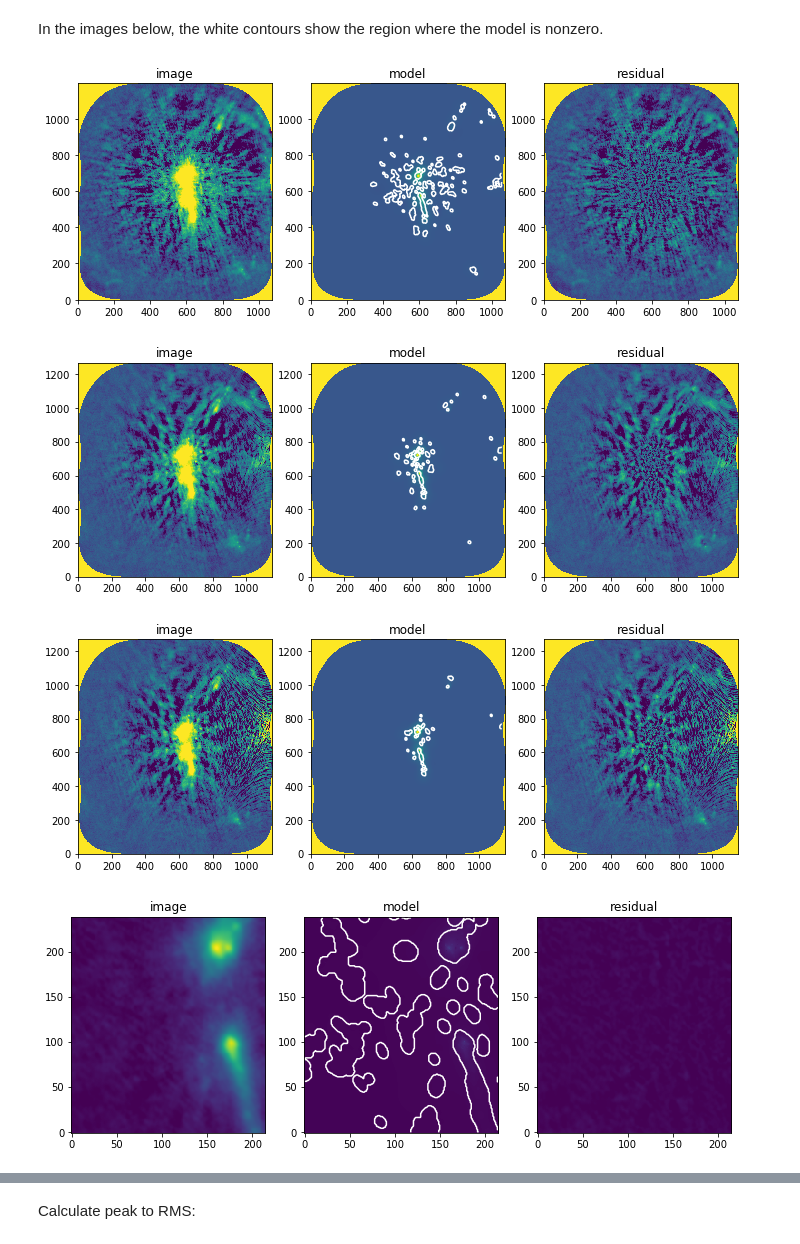
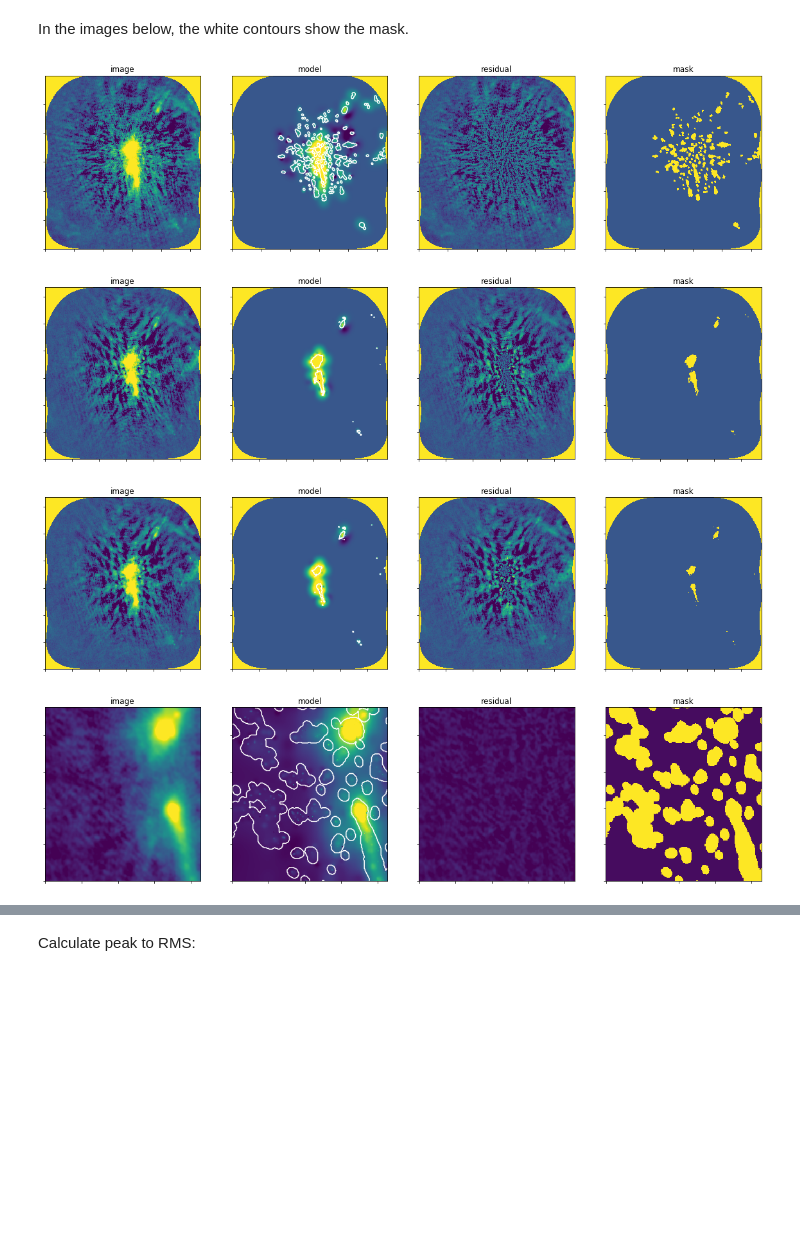
Before and after one commit to keflavich/almaimf-notebooks, a Jupyter notebook: W51B6Selfcal.ipynb, the cells around one changed output, grey strips where cells are left out. Drawn from its saved outputs; the diff is of its cells as text; code cells hidden in the pictures; blank space fills up the shorter version.

```diff
--- a/W51B6Selfcal.ipynb
+++ b/W51B6Selfcal.ipynb
@@ -5,7 +5,7 @@ import numpy as np
 from astropy import units as u
 # %%
 import pylab as pl
-pl.rcParams['figure.figsize'] = (16,8)
+pl.rcParams['figure.figsize'] = (20,8)
 # %%
 import sys
 sys.path.append('/lustre/naasc/users/aginsbur/repos/reduction/reduction/')
@@ -35,19 +45,19 @@ WARNING: StokesWarning: Cube is a Stokes cube, returning spectral cube for I com
 # %% [markdown]
-In the images below, the white contours show the region where the model is nonzero.
+In the images below, the white contours show the mask.
 # %%
 show(imgs_before_b6, vmin=-0.001, vmax=0.01)
 # %% [output]
-[figure, old version]
+[figure, new version]
 # %%
 show(imgs_after_b6, vmin=-0.001, vmax=0.01)
 # %% [output]
-[figure, old version]
+[figure, new version]
 # %%
 show(imgs_after2_b6, vmin=-0.001, vmax=0.01)
 # %% [output]
-[figure, old version]
+[figure, new version]
 # %%
-show(imgs_before_b6, vmin=-0.001, vmax=0.3, zoom=0.2)
+show(imgs_before_b6, vmin=-0.001, vmax=0.1, zoom=0.2)
 # %% [output]
-[figure, old version]
+[figure, new version]
 # %%
```
Also changed, not shown: parts of 28 cells of this notebook, 1 other file.
